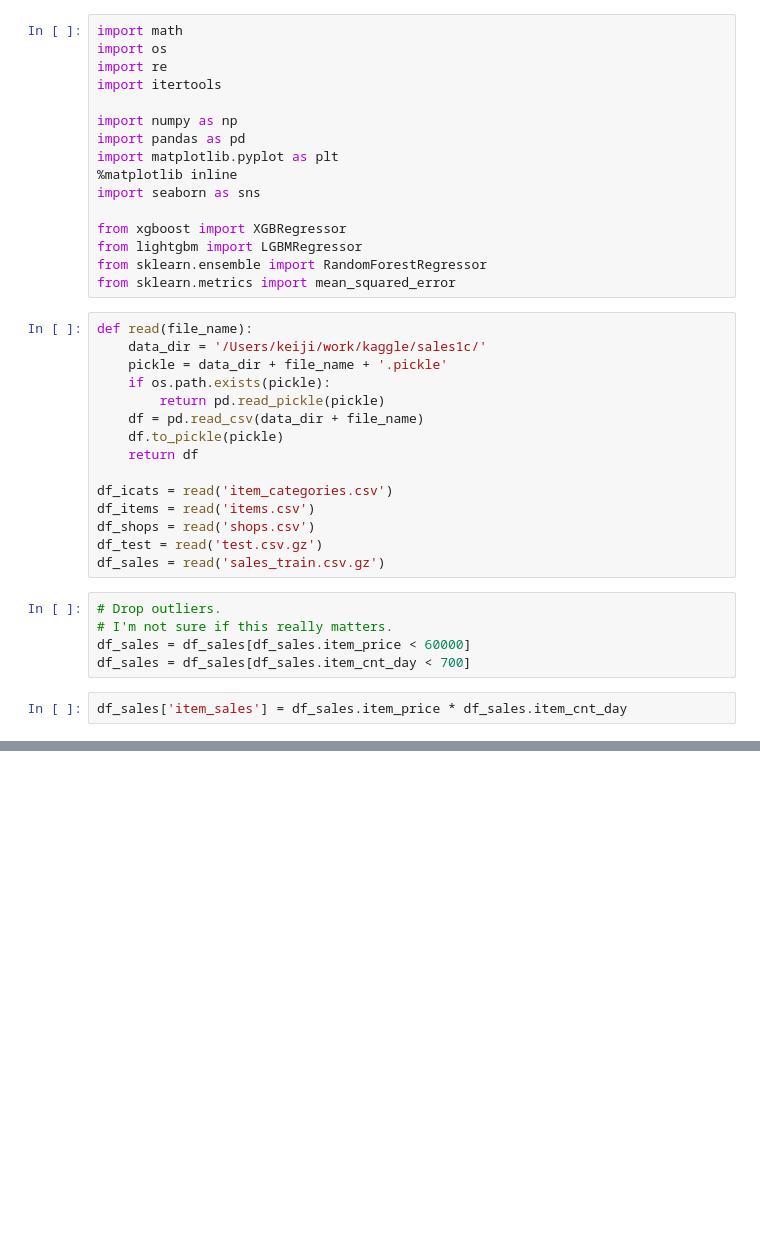
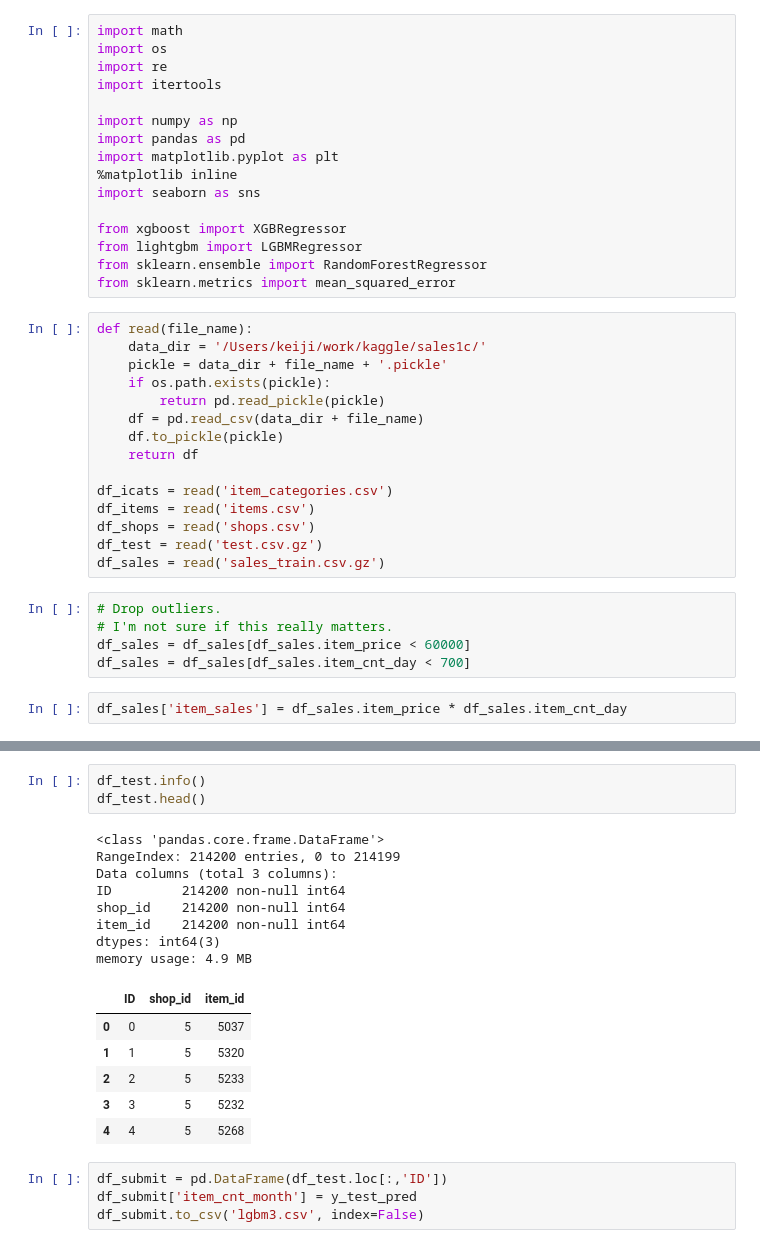
Before and after one commit to keijak/kaggle-pub, a Jupyter notebook: sales1c/training2.ipynb, the cells around one changed output, grey strips where cells are left out. Drawn from its saved outputs; the diff is of its cells as text; blank space fills up the shorter version.

```diff
--- a/sales1c/training2.ipynb
+++ b/sales1c/training2.ipynb
@@ -182,0 +308,22 @@ rmse(y_train, y_train_p)
+# %%
+df_test.info()
+df_test.head()
+# %% [output]
+<class 'pandas.core.frame.DataFrame'>
+RangeIndex: 214200 entries, 0 to 214199
+Data columns (total 3 columns):
+ID         214200 non-null int64
+shop_id    214200 non-null int64
+item_id    214200 non-null int64
+dtypes: int64(3)
+memory usage: 4.9 MB
+|  | ID | shop_id | item_id |
+| 0 | 0 | 5 | 5037 |
+| 1 | 1 | 5 | 5320 |
+| 2 | 2 | 5 | 5233 |
+| 3 | 3 | 5 | 5232 |
+| 4 | 4 | 5 | 5268 |
+# %%
+df_submit = pd.DataFrame(df_test.loc[:,'ID'])
+df_submit['item_cnt_month'] = y_test_pred
+df_submit.to_csv('lgbm3.csv', index=False)
```
Also changed, not shown: parts of 13 cells of this notebook.
